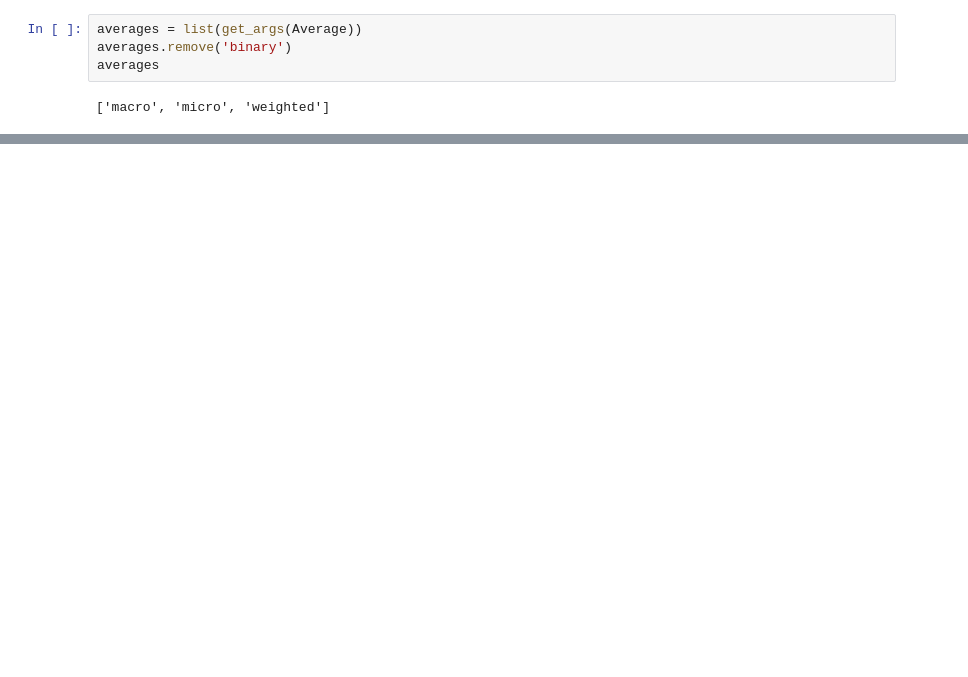
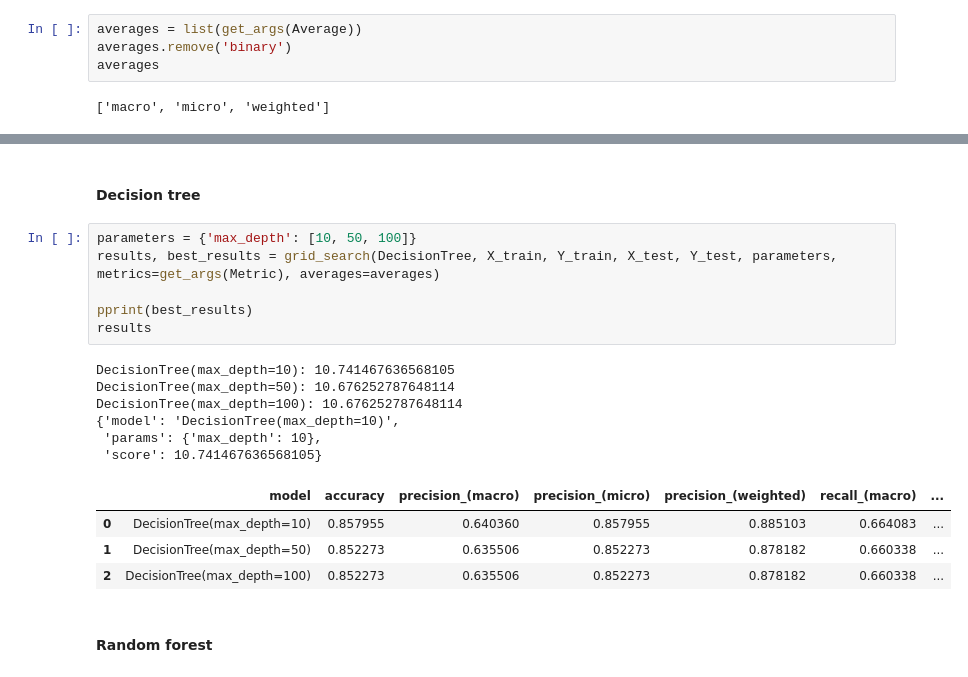
Before and after one commit to Mounir-charef/data_mining, a Jupyter notebook: notebooks/supervised_learning.ipynb, the cells around one changed output, grey strips where cells are left out. Drawn from its saved outputs; the diff is of its cells as text; blank space fills up the shorter version.

```diff
--- a/notebooks/supervised_learning.ipynb
+++ b/notebooks/supervised_learning.ipynb
@@ -116,0 +163,21 @@ averages
+# %% [markdown]
+<h4>Decision tree</h4>
+# %%
+parameters = {'max_depth': [10, 50, 100]}
+results, best_results = grid_search(DecisionTree, X_train, Y_train, X_test, Y_test, parameters, metrics=get_args(Metric), averages=averages)
+
+pprint(best_results)
+results
+# %% [output]
+DecisionTree(max_depth=10): 10.741467636568105
+DecisionTree(max_depth=50): 10.676252787648114
+DecisionTree(max_depth=100): 10.676252787648114
+{'model': 'DecisionTree(max_depth=10)',
+ 'params': {'max_depth': 10},
+ 'score': 10.741467636568105}
+|  | model | accuracy | precision_(macro) | precision_(micro) | precision_(weighted) | recall_(macro) | ... |
+| 0 | DecisionTree(max_depth=10) | 0.857955 | 0.640360 | 0.857955 | 0.885103 | 0.664083 | ... |
+| 1 | DecisionTree(max_depth=50) | 0.852273 | 0.635506 | 0.852273 | 0.878182 | 0.660338 | ... |
+| 2 | DecisionTree(max_depth=100) | 0.852273 | 0.635506 | 0.852273 | 0.878182 | 0.660338 | ... |
+# %% [markdown]
+<h4>Random forest</h4>
```
Also changed, not shown: parts of 17 cells of this notebook, 5 other files.
